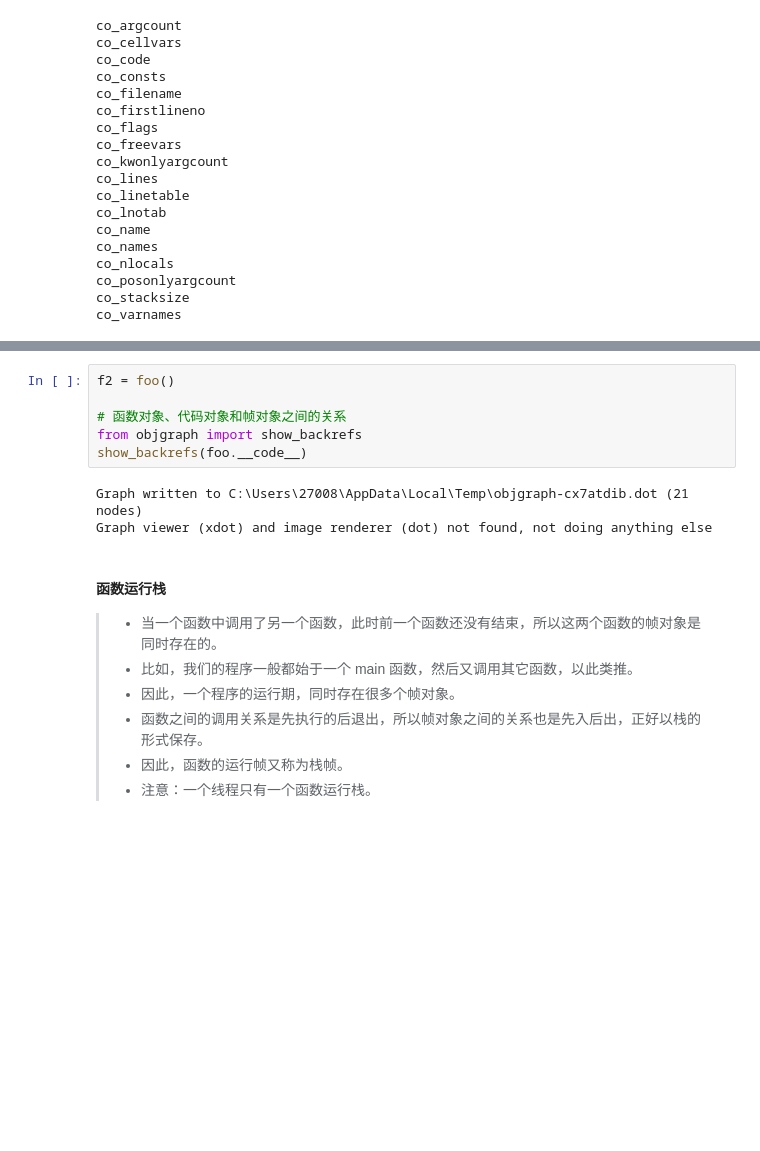
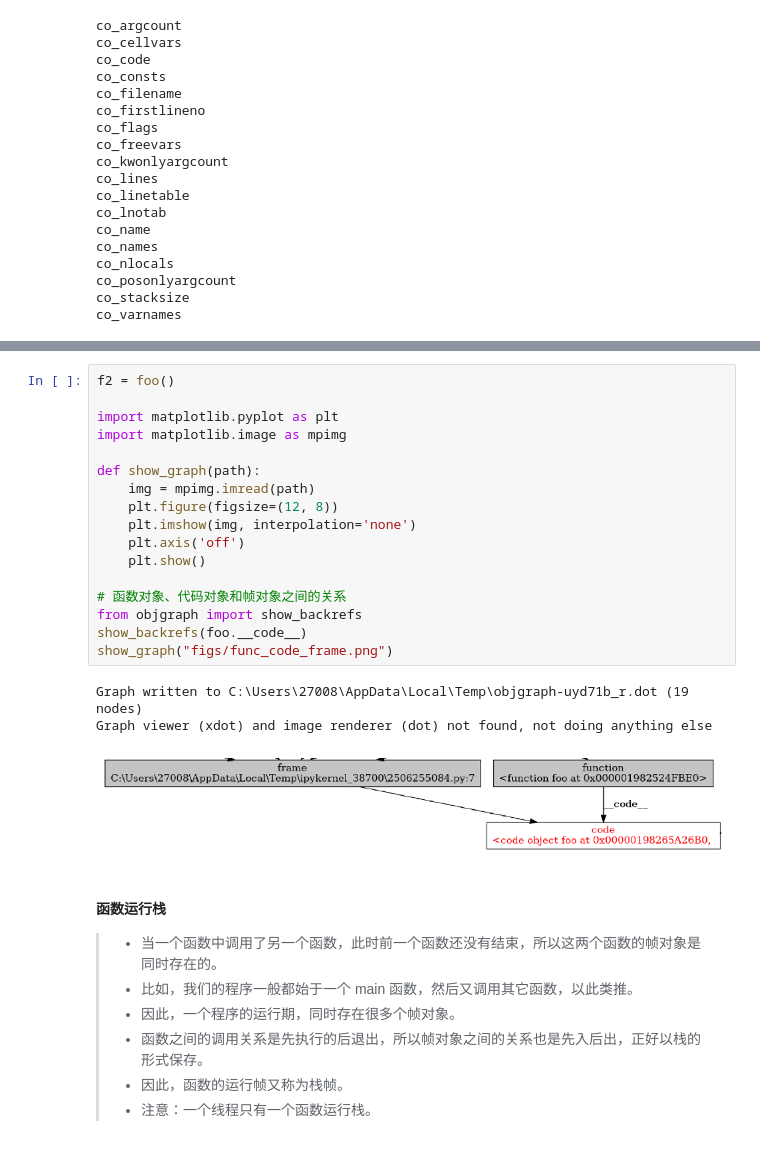
Before and after one commit to gl-up/AsyncIO, a Jupyter notebook: Sec3.ipynb, the cells around one changed output, grey strips where cells are left out. Saved outputs shown, nothing was run; the diff lists cells and outputs as text; blank space fills up the shorter version.

```diff
--- a/Sec3.ipynb
+++ b/Sec3.ipynb
@@ -51,12 +51,24 @@ f1
-# %%
-f2 = foo()
-
-# 函数对象、代码对象和帧对象之间的关系
-from objgraph import show_backrefs
-show_backrefs(foo.__code__)
-# %% [output]
-Graph written to C:\Users\27008\AppData\Local\Temp\objgraph-cx7atdib.dot (21 nodes)
-Graph viewer (xdot) and image renderer (dot) not found, not doing anything else
+# %%
+f2 = foo()
+
+import matplotlib.pyplot as plt
+import matplotlib.image as mpimg
+
+def show_graph(path):
+    img = mpimg.imread(path)
+    plt.figure(figsize=(12, 8))
+    plt.imshow(img, interpolation='none')
+    plt.axis('off')
+    plt.show()
+
+# 函数对象、代码对象和帧对象之间的关系
+from objgraph import show_backrefs
+show_backrefs(foo.__code__)
+show_graph("figs/func_code_frame.png")
+# %% [output]
+Graph written to C:\Users\27008\AppData\Local\Temp\objgraph-uyd71b_r.dot (19 nodes)
+Graph viewer (xdot) and image renderer (dot) not found, not doing anything else
+[figure, added]
 # %% [markdown]
 #### 函数运行栈
 >- 当一个函数中调用了另一个函数，此时前一个函数还没有结束，所以这两个函数的帧对象是同时存在的。
```
Also changed, not shown: parts of 8 cells of this notebook, 4 other files.
